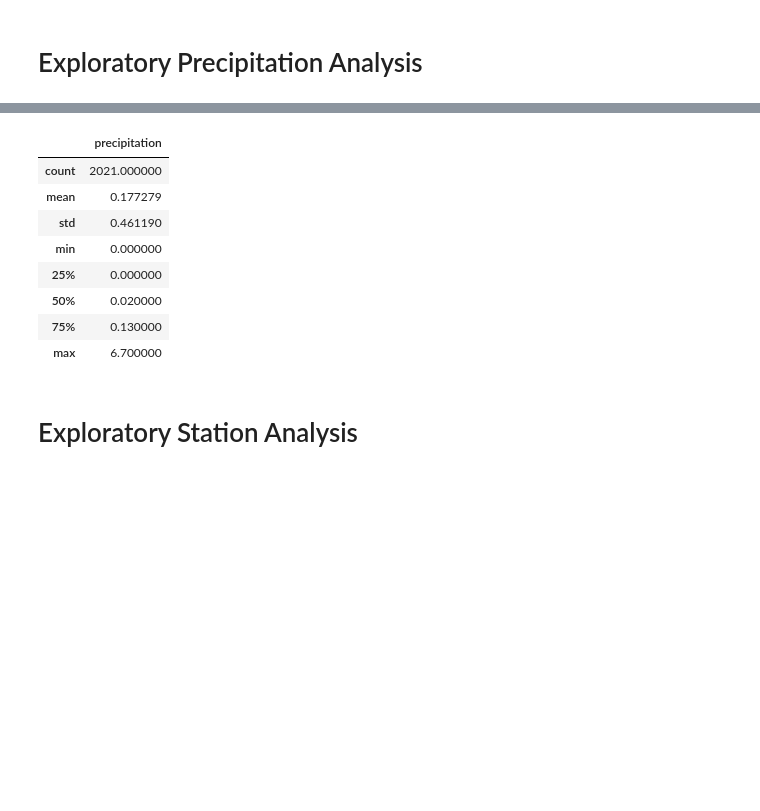
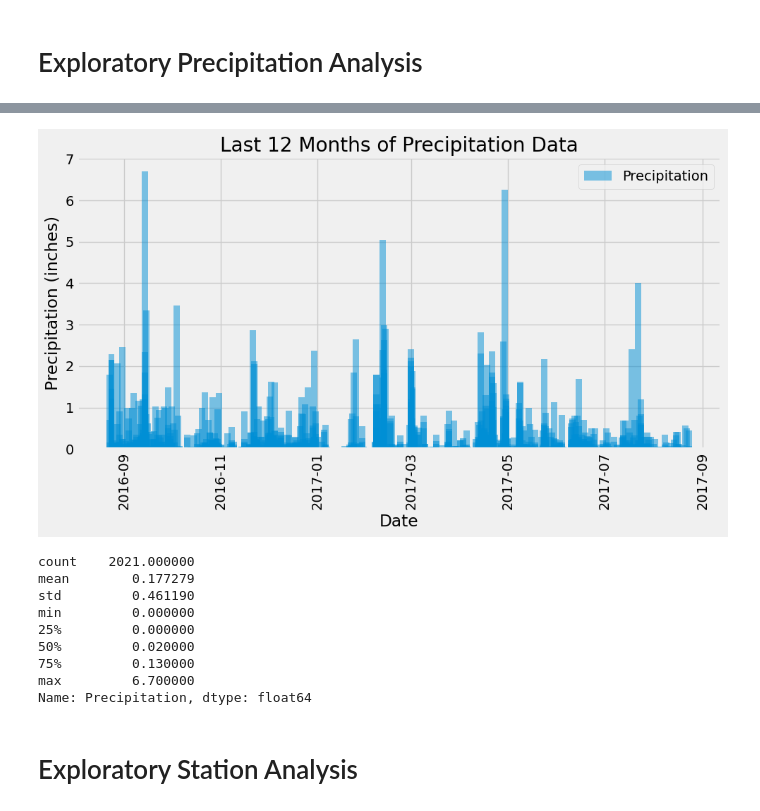
Before and after one commit to Starkilled1/sqlalchemy-challenge, a Jupyter notebook: climate_starter.ipynb, the cells around one changed output, grey strips where cells are left out. Cells and saved outputs as stored; diff of their text form; code cells hidden in the pictures; blank space fills up the shorter version.

Commit message:
Added more come to the climate starter notebook and first plot img

```diff
--- a/climate_starter.ipynb
+++ b/climate_starter.ipynb
@@ -58,0 +55,7 @@ Text(0, 0.5, 'Inches')
+# %%
+# Perform a query to retrieve the data and precipitation scores
+precipitation_data = session.query(measurement.date, measurement.prcp).filter(measurement.date >= one_year_ago).all()
+# %%
+# Save the query results as a Pandas DataFrame. Explicitly set the column names
+precipitation_df = pd.DataFrame(precipitation_data, columns=['Date', 'Precipitation'])
+precipitation_df.head()
@@ -58,0 +69,3 @@ Text(0, 0.5, 'Inches')
+# %%
+precipitation_df['Date'] = pd.to_datetime(precipitation_df['Date'])
+precipitation_df
@@ -58,0 +86,4 @@ Text(0, 0.5, 'Inches')
+# %%
+# Sort the dataframe by date
+sorted_df = precipitation_df.sort_values(by='Date')
+sorted_df
@@ -59,15 +104,38 @@ Text(0, 0.5, 'Inches')
+# %%
+# Use Pandas Plotting with Matplotlib to plot the data
+plt.figure(figsize=(10, 6))
+#plot the data of the df
+plt.bar(sorted_df['Date'], sorted_df['Precipitation'], width=4, alpha=0.5, align='center', label='Precipitation')
+
+#set up for the plot
+plt.xlabel('Date')
+plt.ylabel('Precipitation (inches)')
+plt.title('Last 12 Months of Precipitation Data')
+plt.xticks(rotation=90)
+plt.legend()
+plt.tight_layout()
+
+#save the png image
+plt.savefig('Output/precipitation_plot.png')
+
+
+plt.show()
+# %% [output]
+[figure, added]
 # %%
 # Use Pandas to calculate the summary statistics for the precipitation data
+summary_stats =sorted_df['Precipitation'].describe()
+summary_stats
 # %% [output]
-|  | precipitation |
-| count | 2021.000000 |
-| mean | 0.177279 |
-| std | 0.461190 |
-| min | 0.000000 |
-| 25% | 0.000000 |
-| 50% | 0.020000 |
-| 75% | 0.130000 |
-| max | 6.700000 |
+count    2021.000000
+mean        0.177279
+std         0.461190
+min         0.000000
+25%         0.000000
+50%         0.020000
+75%         0.130000
+max         6.700000
+Name: Precipitation, dtype: float64
 # %% [markdown]
 # Exploratory Station Analysis
 # %%
```
Also changed, not shown: parts of 11 cells of this notebook, 1 other file.
